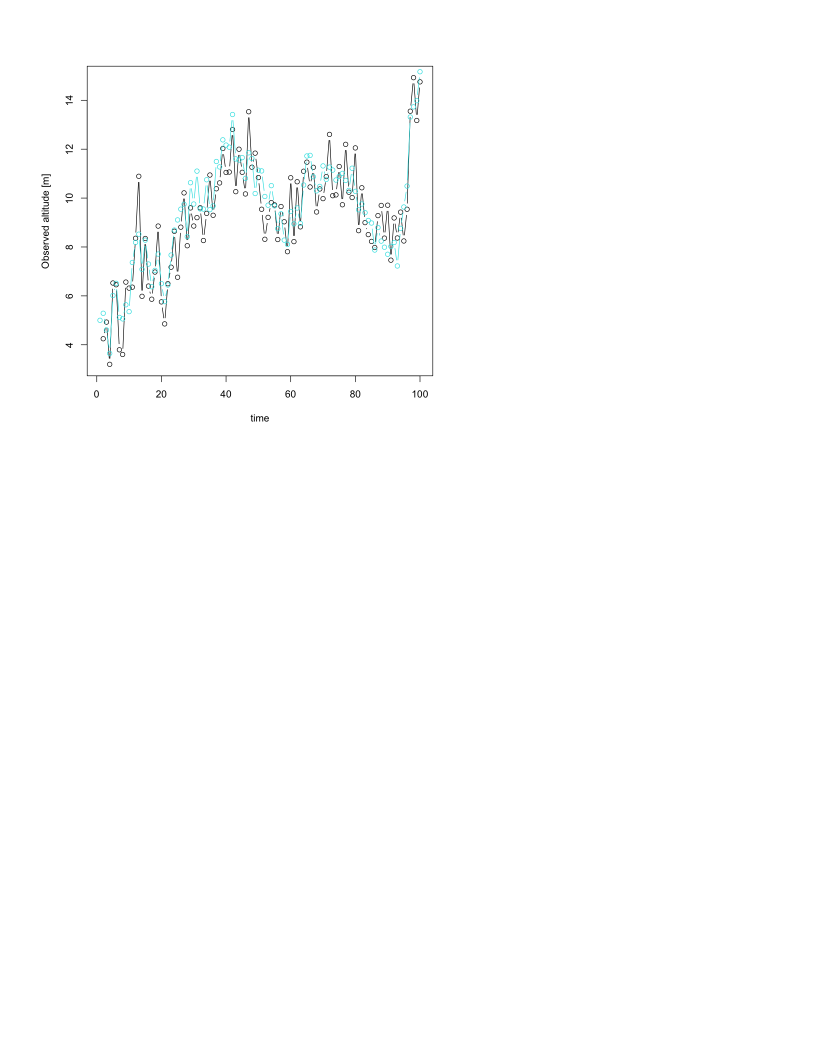
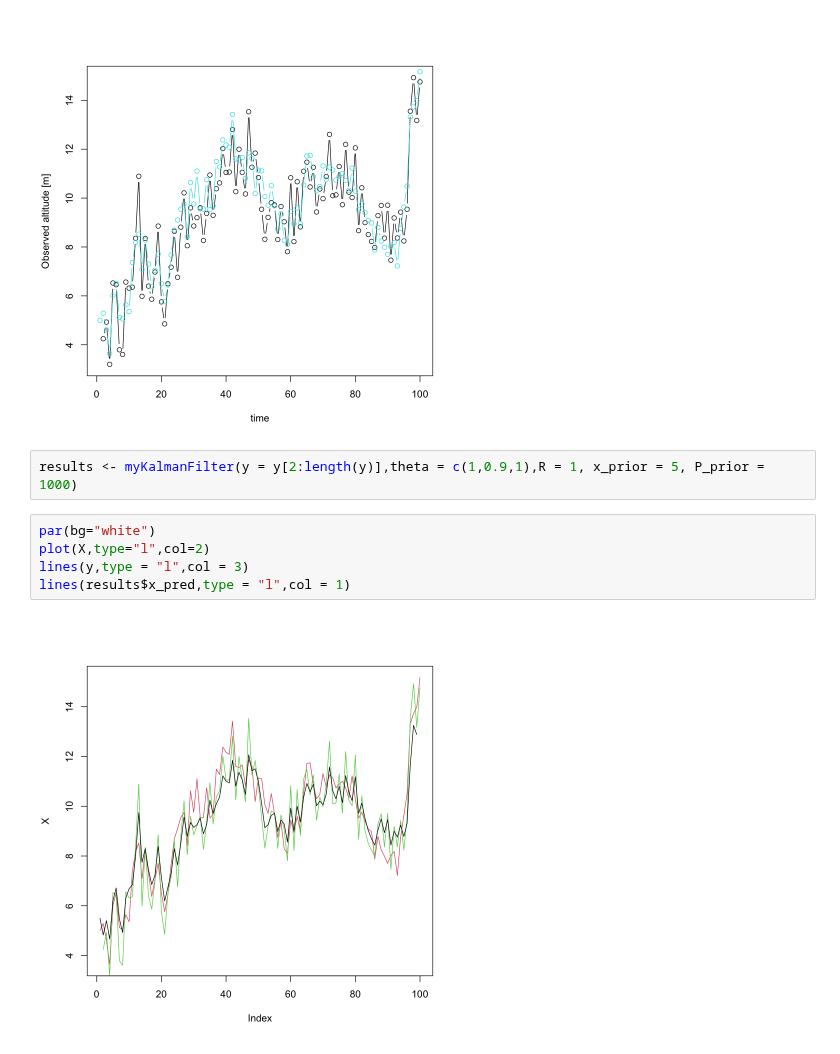
Before and after one commit to mathilderask/TimeSeriesAnalysis, a Jupyter notebook: Assignment4/opg1_nik.ipynb, the cells around one changed output. Cells and saved outputs as stored; diff of their text form; blank space fills up the shorter version.

```diff
--- a/Assignment4/opg1_nik.ipynb
+++ b/Assignment4/opg1_nik.ipynb
@@ -49,3 +49,12 @@ plot(y, type="b", xlab="time", ylab="Observed altitude [m]", ylim=range(y,na.rm=
 lines(X, type="b",col=5)
 # %% [output]
 [figure]
+# %%
+results <- myKalmanFilter(y = y[2:length(y)],theta = c(1,0.9,1),R = 1, x_prior = 5, P_prior = 1000)
+# %%
+par(bg="white")
+plot(X,type="l",col=2)
+lines(y,type = "l",col = 3)
+lines(results$x_pred,type = "l",col = 1)
+# %% [output]
+[figure, added]
```
Also changed, not shown: 2 other files.
